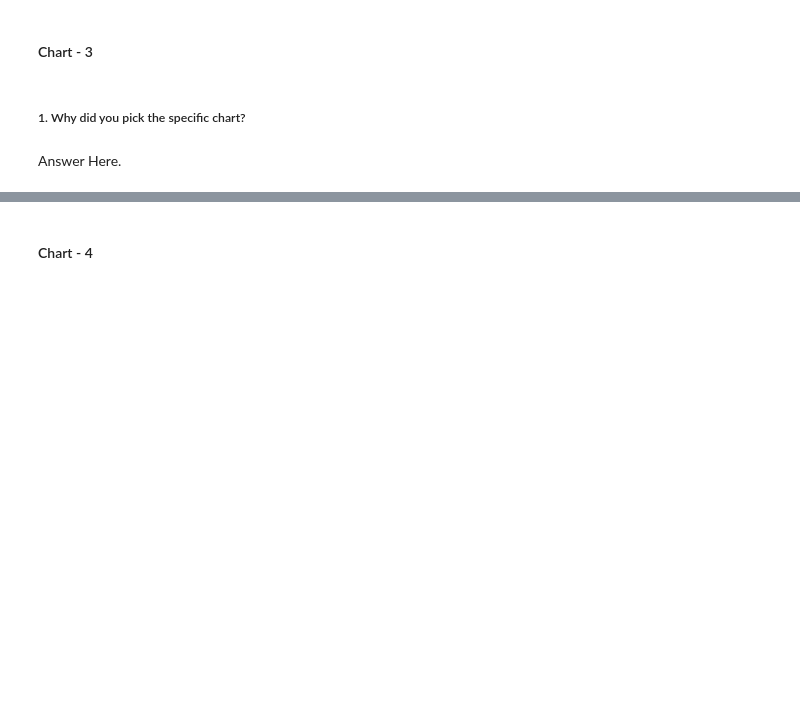
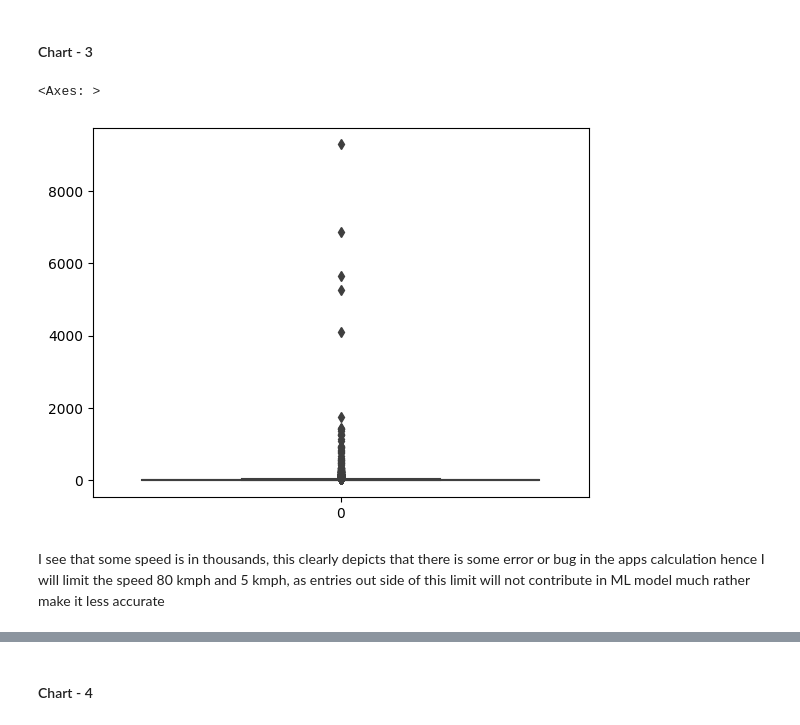
Before and after one commit to rimshaharmaen/NYC_Taxi_Time_Prediction, a Jupyter notebook: Rimsha_NYC_Taxi_Time_Prediction.ipynb, the cells around one changed output, grey strips where cells are left out. Saved outputs shown, nothing was run; the diff lists cells and outputs as text; code cells hidden in the pictures; blank space fills up the shorter version.

```diff
--- a/Rimsha_NYC_Taxi_Time_Prediction.ipynb
+++ b/Rimsha_NYC_Taxi_Time_Prediction.ipynb
@@ -364,7 +587,11 @@ Answer Here
 #### Chart - 3
 # %%
 # Chart - 3 visualization code
+# Speed outliers check
+sns.boxplot(taxi_df['Speed'])
+# %% [output]
+<Axes: >
+[figure, added]
-# %% [markdown]
-##### 1. Why did you pick the specific chart?
-# %% [markdown]
-Answer Here.
+# %% [markdown]
+I see that some speed is in thousands, this clearly depicts that there is some error or bug in the apps calculation
+hence I will limit the speed 80 kmph  and 5 kmph, as entries out side of this limit will not contribute in ML model much rather make it less accurate
```
Also changed, not shown: parts of 171 cells of this notebook.
